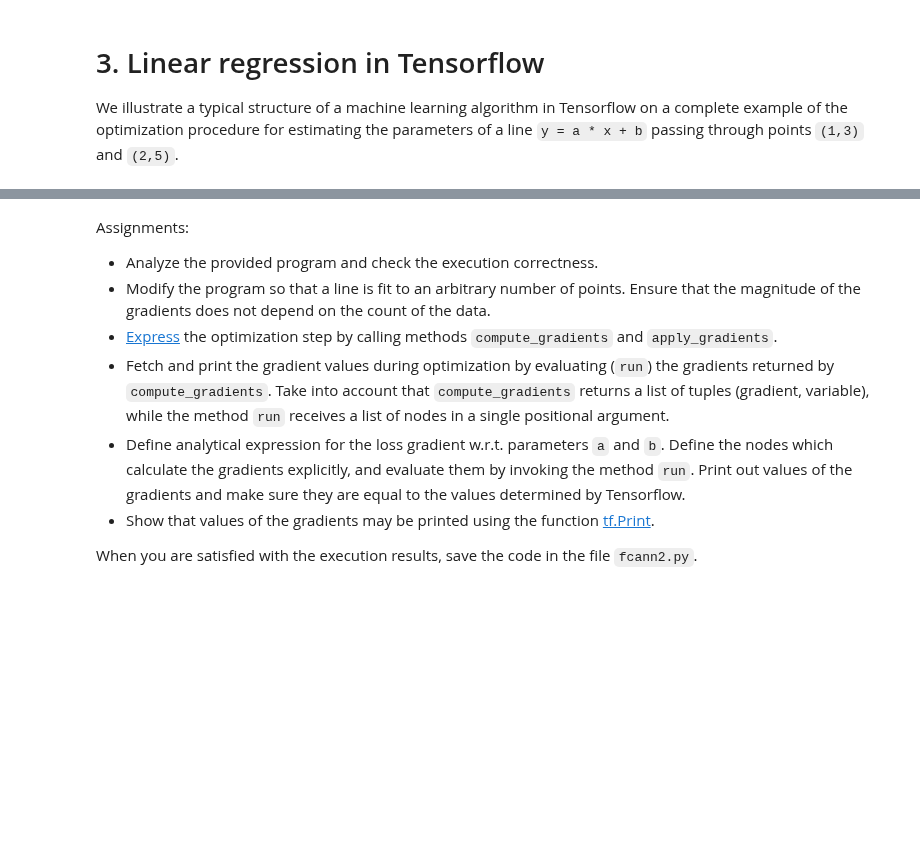
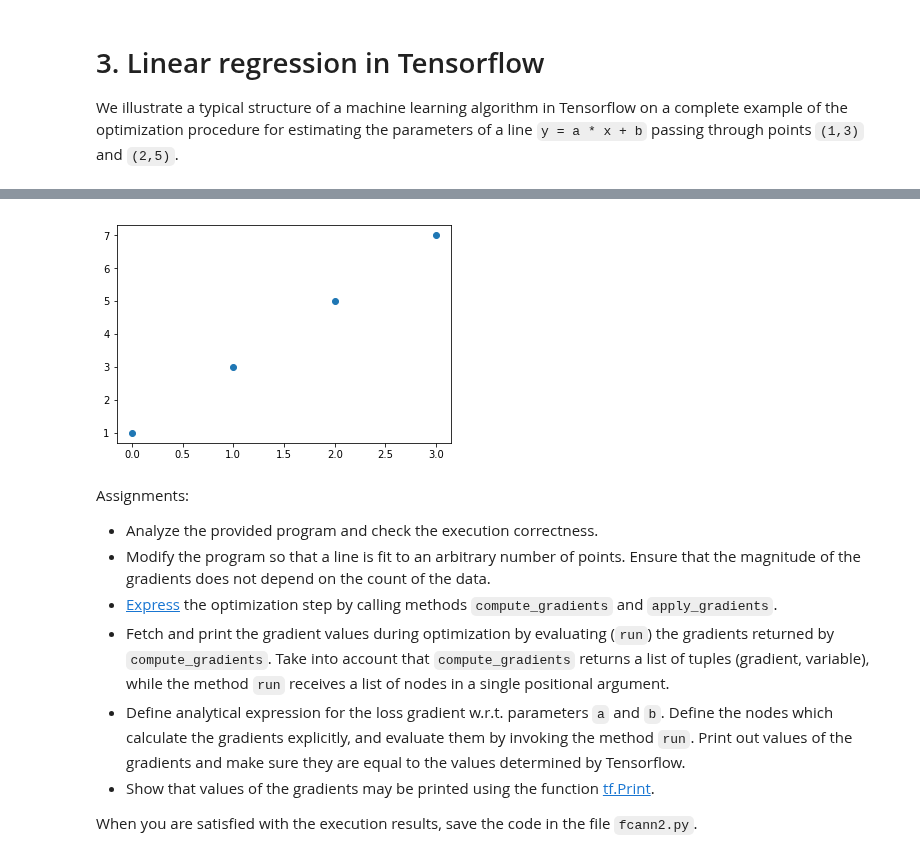
Before and after one commit to lstolcman/deep-learning, a Jupyter notebook: lab1/lab1.ipynb, the cells around one changed output, grey strips where cells are left out. Saved outputs shown, nothing was run; the diff lists cells and outputs as text; code cells hidden in the pictures; blank space fills up the shorter version.

Commit message:
lab1: 4th point WIP

```diff
--- a/lab1/lab1.ipynb
+++ b/lab1/lab1.ipynb
@@ -236,0 +204,72 @@ for i in range(100):
+# %%
+import tensorflow as tf
+import numpy as np
+import matplotlib.pyplot as plt
+import sklearn.metrics
+
+
+### samples vectors
+x = [0,1];y = [1,3]
+#x = [0,1,2];y = [1,3,5]
+x = [0,1,2,3];y = [1,3,5,7]
+x=np.array(x).reshape(-1,1);y=np.array(y).reshape(-1,1)
+num_samples = len(x)
+###
+
+
+## 1. definition of the computation graph
+# data and parameters
+X  = tf.placeholder(tf.float32, [None,1])
+Y_ = tf.placeholder(tf.float32, [None,1])
+a = tf.Variable(0.0)
+b = tf.Variable(0.0)
+
+# affine regression model
+Y = a * X + b
+
+# Modify the program so that a line is fit to an arbitrary number of points.
+# Ensure that the magnitude of the gradients does not depend on the count of the data.
+loss = ((Y-Y_)**2)/(num_samples**2)
+
+# optimization by gradient descent
+#trainer = tf.train.GradientDescentOptimizer(0.1)
+#train_op = trainer.minimize(loss)
+
+## Express the optimization step by calling methods compute_gradients and apply_gradients.
+opt = tf.train.GradientDescentOptimizer(0.1)
+grads_and_vars = opt.compute_gradients(loss, [a, b]) # Compute the gradients for a list of variables.
+op = opt.apply_gradients(grads_and_vars) # Ask the optimizer to apply the capped gradients.
+
+## 2. parameter initialization
+sess = tf.Session()
+sess.run(tf.global_variables_initializer())
+
+## Define analytical expression for the loss gradient w.r.t. parameters a and b.Define the nodes which
+## calculate the gradients explicitly, and evaluate them by invoking the method run. Print out values of
+## the gradients and make sure they are equal to the values determined by Tensorflow.
+dL_dscores = Y-Y_
+grad_a = (1/num_samples) * tf.matmul(dL_dscores, X, transpose_a=True)
+grad_b = (1/num_samples) * tf.reduce_sum(dL_dscores) # np.sum() == tf.reduce_sum()
+'''
+## from lab0:
+# gradients with respect to parameters
+N_elements, N_classes = X.shape
+grad_w = 1/N_elements * np.dot(dL_dscores.transpose(), X)
+grad_b = 1/N_elements * np.sum(dL_dscores)
+'''
+
+## 3. training
+# let the games start!
+for i in range(100):
+    ## Fetch and print the gradient values during optimization by evaluating (run)
+    ## the gradients returned by compute_gradients.
+    val_loss = sess.run(loss, feed_dict={X: x, Y_: y})
+    val_grads = sess.run(grads_and_vars, feed_dict={X: x, Y_: y})
+    val_grad_a, val_grad_b = sess.run([grad_a, grad_b], feed_dict={X: x, Y_: y})
+    val_a, val_b = sess.run([a, b], feed_dict={X: x, Y_: y})
+    sess.run(op, feed_dict={X: x, Y_: y})
+    if i%10==0: print(i, val_grads, val_a, val_b, val_grad_a, val_grad_b)
+    if i==99: print(i, val_grads, val_a, val_b, val_grad_a, val_grad_b)
+plt.plot(x, val_a*x + val_b, 'o')
+plt.show()
+# %% [output]
@@ -237,3 +287,4 @@ for i in range(100):
+[figure, added]
 # %% [markdown]
 Assignments:
 
```
Also changed, not shown: parts of 4 cells of this notebook.
